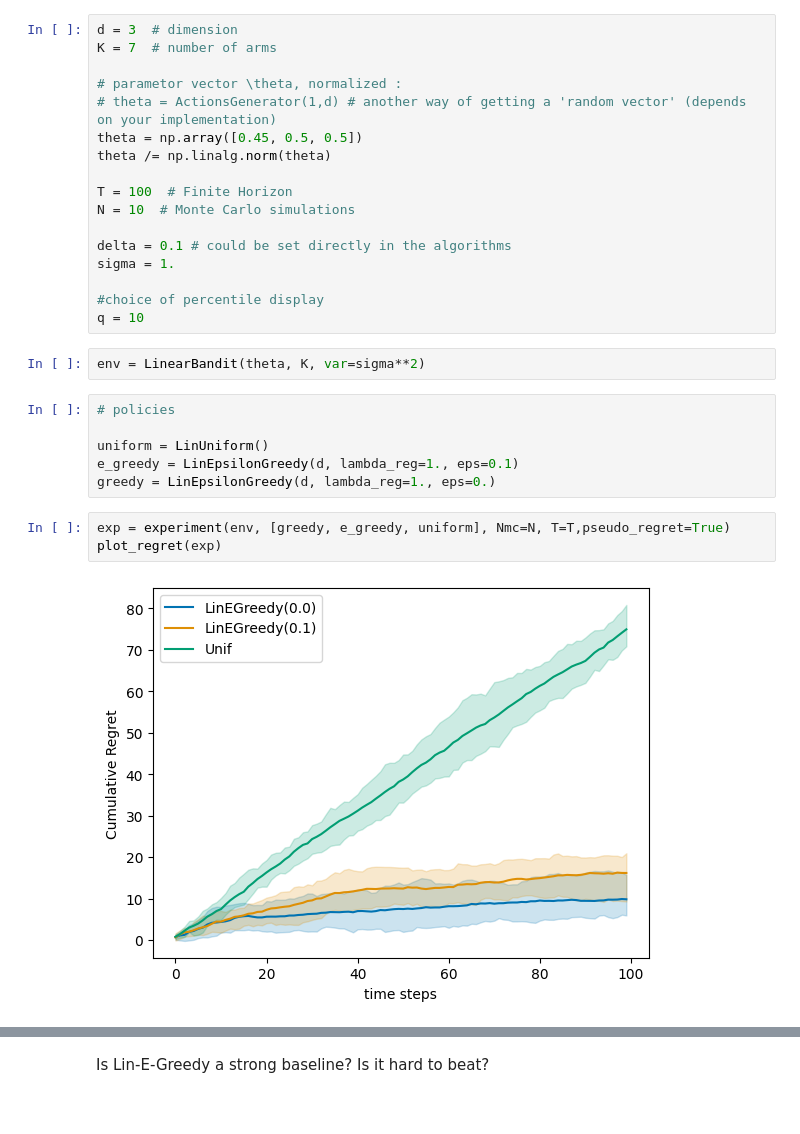
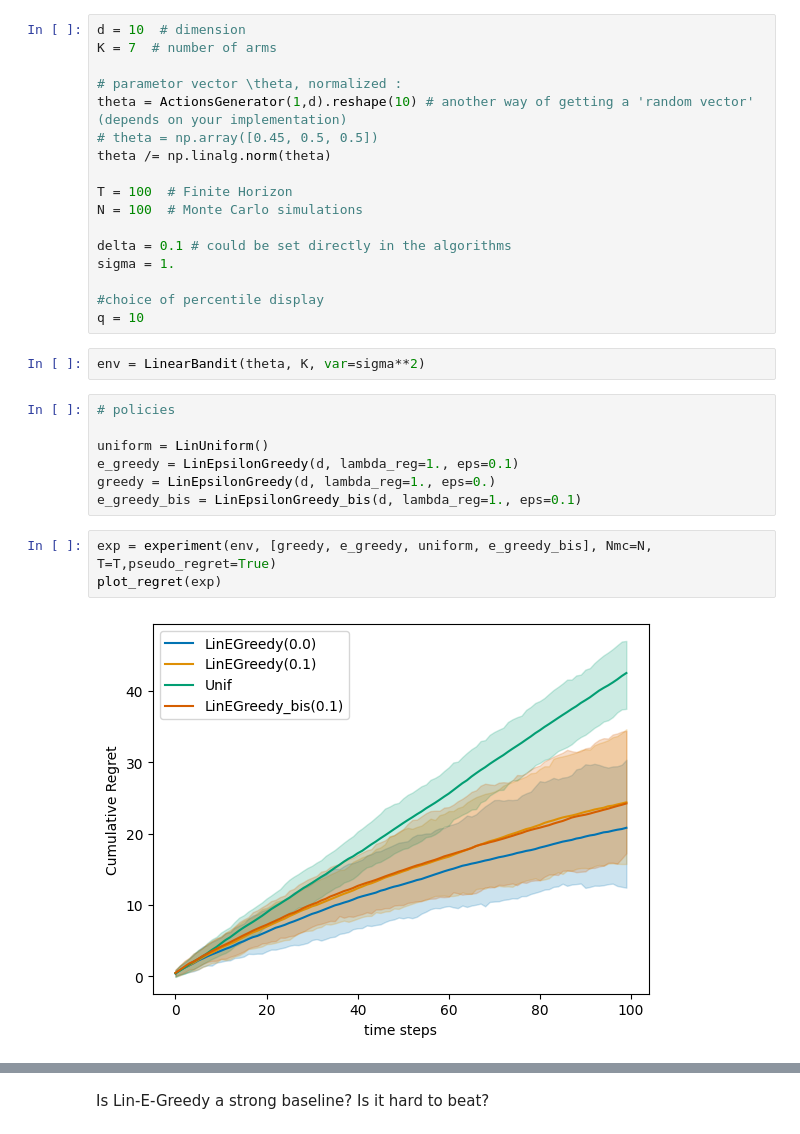
Before and after one commit to gregoirebechade/hw_rl, a Jupyter notebook: StochasticLinearBandits2024_companion_TBC.ipynb, the cells around one changed output, grey strips where cells are left out. Saved outputs shown, nothing was run; the diff lists cells and outputs as text.

```diff
--- a/StochasticLinearBandits2024_companion_TBC.ipynb
+++ b/StochasticLinearBandits2024_companion_TBC.ipynb
@@ -288,16 +351,16 @@ Quick test: I propose some simple settings to run a quick test.
 For your report, feel free to change these and explain / justify your choices.
 Please report the resulting plot and your conclusions on Lin-E-Greedy.
 # %%
-d = 3  # dimension
+d = 10  # dimension
 K = 7  # number of arms
 
 # parametor vector \theta, normalized :
-# theta = ActionsGenerator(1,d) # another way of getting a 'random vector' (depends on your implementation)
-theta = np.array([0.45, 0.5, 0.5])
+theta = ActionsGenerator(1,d).reshape(10) # another way of getting a 'random vector' (depends on your implementation)
+# theta = np.array([0.45, 0.5, 0.5])
 theta /= np.linalg.norm(theta)
 
 T = 100  # Finite Horizon
-N = 10  # Monte Carlo simulations
+N = 100  # Monte Carlo simulations
 
 delta = 0.1 # could be set directly in the algorithms
 sigma = 1.
@@ -312,8 +375,9 @@ env = LinearBandit(theta, K, var=sigma**2)
 uniform = LinUniform()
 e_greedy = LinEpsilonGreedy(d, lambda_reg=1., eps=0.1)
 greedy = LinEpsilonGreedy(d, lambda_reg=1., eps=0.)
+e_greedy_bis = LinEpsilonGreedy_bis(d, lambda_reg=1., eps=0.1)
 # %%
-exp = experiment(env, [greedy, e_greedy, uniform], Nmc=N, T=T,pseudo_regret=True)
+exp = experiment(env, [greedy, e_greedy, uniform, e_greedy_bis], Nmc=N, T=T,pseudo_regret=True)
 plot_regret(exp)
 # %% [output]
-[figure, old version]
+[figure, new version]
```
Also changed, not shown: parts of 9 cells of this notebook.
